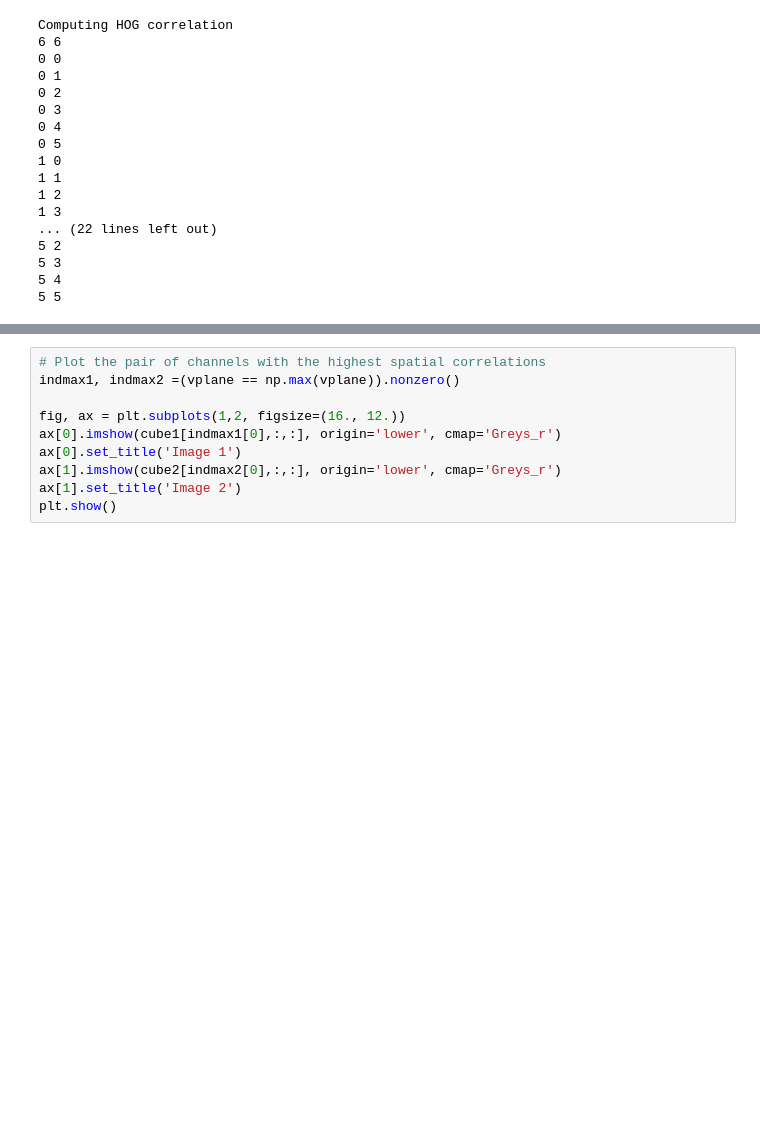
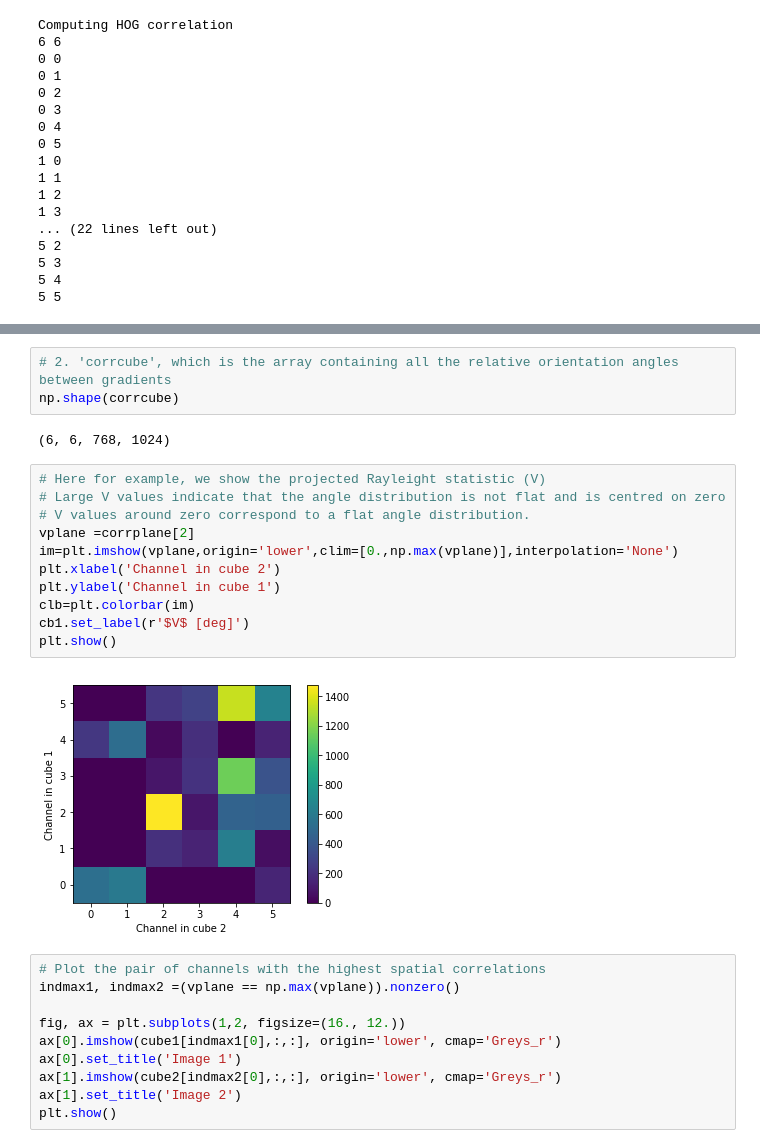
Before and after one commit to solerjuan/astroHOG, a Jupyter notebook: examples/comparecubes.ipynb, the cells around one changed output, grey strips where cells are left out. Drawn from its saved outputs; the diff is of its cells as text; blank space fills up the shorter version.

Commit message:
Compare cubes example ready

```diff
--- a/examples/comparecubes.ipynb
+++ b/examples/comparecubes.ipynb
@@ -78,3 +77,21 @@ plt.show()
+# %%
+# 2. 'corrcube', which is the array containing all the relative orientation angles between gradients
+np.shape(corrcube)
+# %% [output]
+(6, 6, 768, 1024)
+# %%
+# Here for example, we show the projected Rayleight statistic (V)
+# Large V values indicate that the angle distribution is not flat and is centred on zero
+# V values around zero correspond to a flat angle distribution.
+vplane =corrplane[2]
+im=plt.imshow(vplane,origin='lower',clim=[0.,np.max(vplane)],interpolation='None')
+plt.xlabel('Channel in cube 2')
+plt.ylabel('Channel in cube 1')
+clb=plt.colorbar(im)
+cb1.set_label(r'$V$ [deg]')
+plt.show()
+# %% [output]
+[figure, added]
 # %%
 # Plot the pair of channels with the highest spatial correlations
 indmax1, indmax2 =(vplane == np.max(vplane)).nonzero()
```
Also changed, not shown: parts of 5 cells of this notebook.
